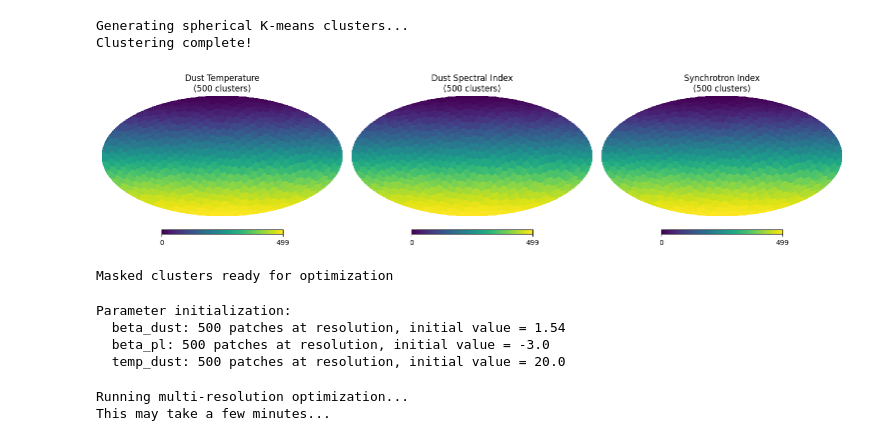
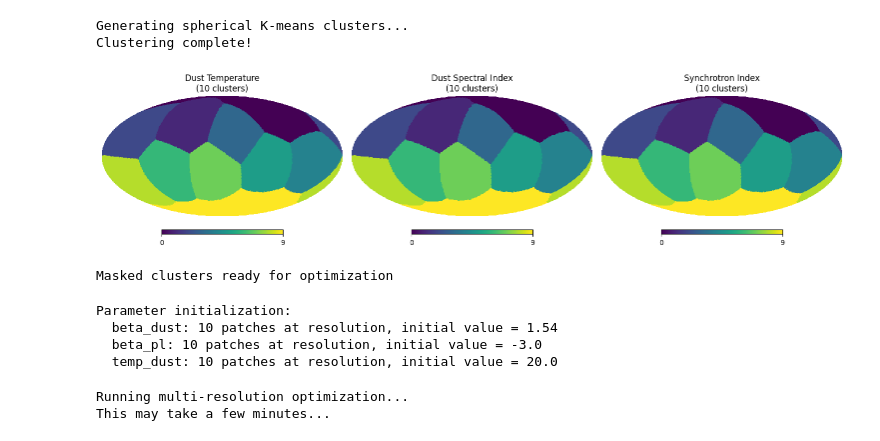
Before and after one commit to ASKabalan/furax-compsep-paper, a Jupyter notebook: notebooks/05_Estimating_r.ipynb, the cells around one changed output. Drawn from its saved outputs; the diff is of its cells as text; code cells hidden in the pictures.

Commit message:
feat: update core logic for clustering, validation, and r-estimation

```diff
--- a/notebooks/05_Estimating_r.ipynb
+++ b/notebooks/05_Estimating_r.ipynb
@@ -91,63 +93,46 @@ Masked data shape: (15, 49152)
 # Spherical K-means Clustering
 # Configure clustering parameters for different spectral indices
 cluster_config = {
-    "temp_dust": 30000,  # Dust temperature clusters
-    "beta_dust": 1500,  # Dust spectral index clusters
-    "beta_pl": 1500,  # Synchrotron spectral index clusters
+    "temp_dust": 10,  # Dust temperature clusters
+    "beta_dust": 10,  # Dust spectral index clusters
+    "beta_pl": 10,  # Synchrotron spectral index clusters
 }
 cluster_config = jax.tree.map(lambda x: min(indices.size, x), cluster_config)
 
 # Generate clusters for each parameter type
 print("Generating spherical K-means clusters...")
-clusters = {}
-
 # Generate spherical K-means clusters on unmasked pixels
-cluster_map = jax.tree.map(
-    lambda c: find_kmeans_clusters(
-        mask,
-        indices,
-        c,
-        jax.random.PRNGKey(42),  # Fixed seed for reproducibility
-        max_centroids=c,
-        initial_sample_size=1,
-    ),
-    cluster_config,
-)
-
-cluster_map = jax.tree.map(
-    lambda arr, c: normalize_by_first_occurrence(arr, c, c), cluster_map, cluster_config
-)
-
+cluster_map = kmeans_clusters(jax.random.key(0), mask, indices, cluster_config, cluster_config)
 cluster_map = {f"{param}_patches": patches for param, patches in cluster_map.items()}
 
 print("Clustering complete!")
 
 # Visualize the clustering results
 fig = plt.figure(figsize=(15, 5))
 
 param_labels = ["Dust Temperature", "Dust Spectral Index", "Synchrotron Index"]
 for i, (param, label) in enumerate(zip(cluster_config.keys(), param_labels)):
     cluster_data = cluster_map[f"{param}_patches"]
     n_unique = jnp.unique(cluster_data[cluster_data != hp.UNSEEN]).size
 
     hp.mollview(
         cluster_data,
         title=f"{label}\n({n_unique} clusters)",
         sub=(1, 3, i + 1),
         bgcolor=(0.0,) * 4,
     )
 
 plt.tight_layout()
 plt.show()
 
 # Extract masked clusters for optimization
 masked_clusters = get_cutout_from_mask(cluster_map, indices)
 masked_clusters = jax.tree.map(lambda x: x.astype(jnp.int64), masked_clusters)
 print("Masked clusters ready for optimization")
 # %% [output]
 Generating spherical K-means clusters...
 Clustering complete!
-[figure, old version]
+[figure, new version]
 Masked clusters ready for optimization
 # %%
 # Parameter Optimization
@@ -182,9 +167,9 @@ for param, values in initial_params.items():
 N = HomothetyOperator(jnp.ones(1), _in_structure=masked_d.structure)
 # %% [output]
 Parameter initialization:
-  beta_dust: 500 patches at resolution, initial value = 1.54
-  beta_pl: 500 patches at resolution, initial value = -3.0
-  temp_dust: 500 patches at resolution, initial value = 20.0
+  beta_dust: 10 patches at resolution, initial value = 1.54
+  beta_pl: 10 patches at resolution, initial value = -3.0
+  temp_dust: 10 patches at resolution, initial value = 20.0
 # %%
 print("\nRunning multi-resolution optimization...")
 print("This may take a few minutes...")
```
Also changed, not shown: parts of 8 cells of this notebook, 10 other files.
